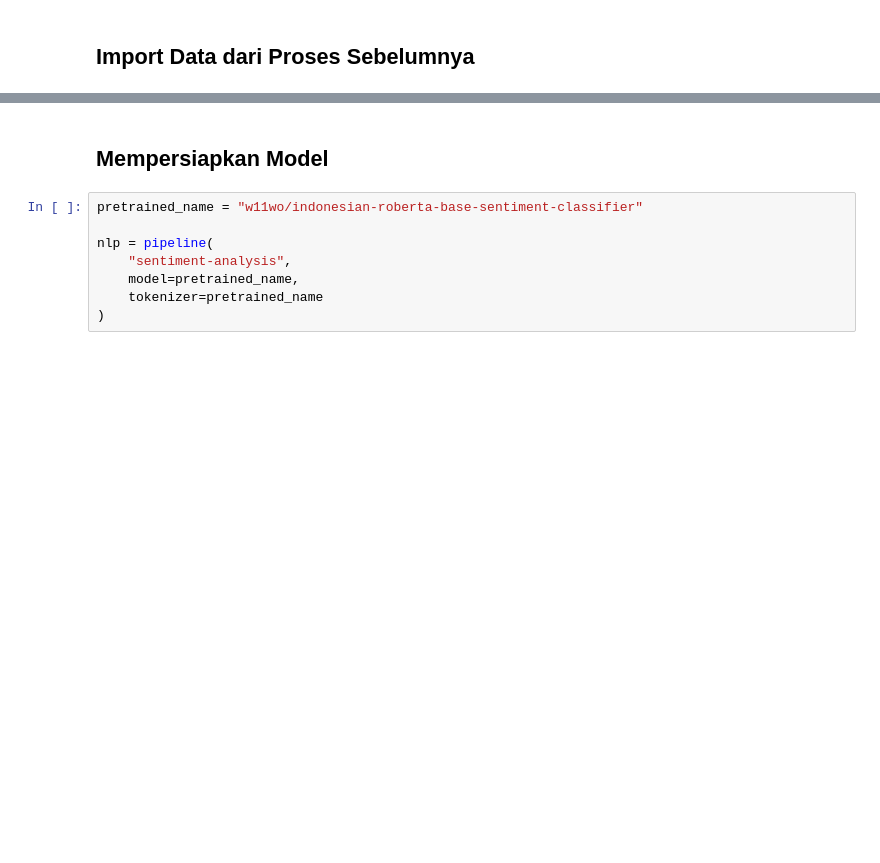
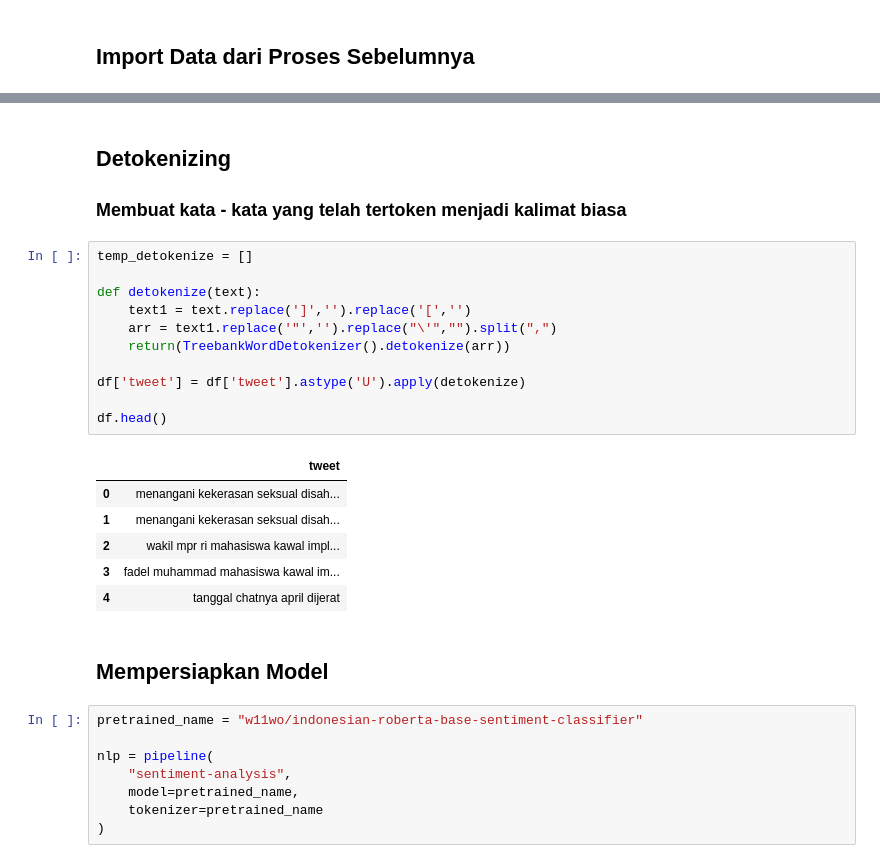
Before and after one commit to ANZ007/Twitter-Data-Analisis, a Jupyter notebook: 03-Pretrained-Model-Labelling.ipynb, the cells around one changed output, grey strips where cells are left out. Saved outputs shown, nothing was run; the diff lists cells and outputs as text; blank space fills up the shorter version.

```diff
--- a/03-Pretrained-Model-Labelling.ipynb
+++ b/03-Pretrained-Model-Labelling.ipynb
@@ -18,3 +31,24 @@ df = pd.read_csv('data/tweets_clean.csv')
+# %% [markdown]
+## Detokenizing
+### Membuat kata - kata yang telah tertoken menjadi kalimat biasa
+# %%
+temp_detokenize = []
+
+def detokenize(text):
+    text1 = text.replace(']','').replace('[','')
+    arr = text1.replace('"','').replace("\'","").split(",")
+    return(TreebankWordDetokenizer().detokenize(arr))
+
+df['tweet'] = df['tweet'].astype('U').apply(detokenize)
+
+df.head()
+# %% [output]
+|  | tweet |
+| 0 | menangani kekerasan seksual disah... |
+| 1 | menangani kekerasan seksual disah... |
+| 2 | wakil mpr ri mahasiswa kawal impl... |
+| 3 | fadel muhammad mahasiswa kawal im... |
+| 4 | tanggal chatnya april dijerat |
 # %% [markdown]
 ## Mempersiapkan Model
 # %%
```
Also changed, not shown: parts of 5 cells of this notebook, 2 other files.
